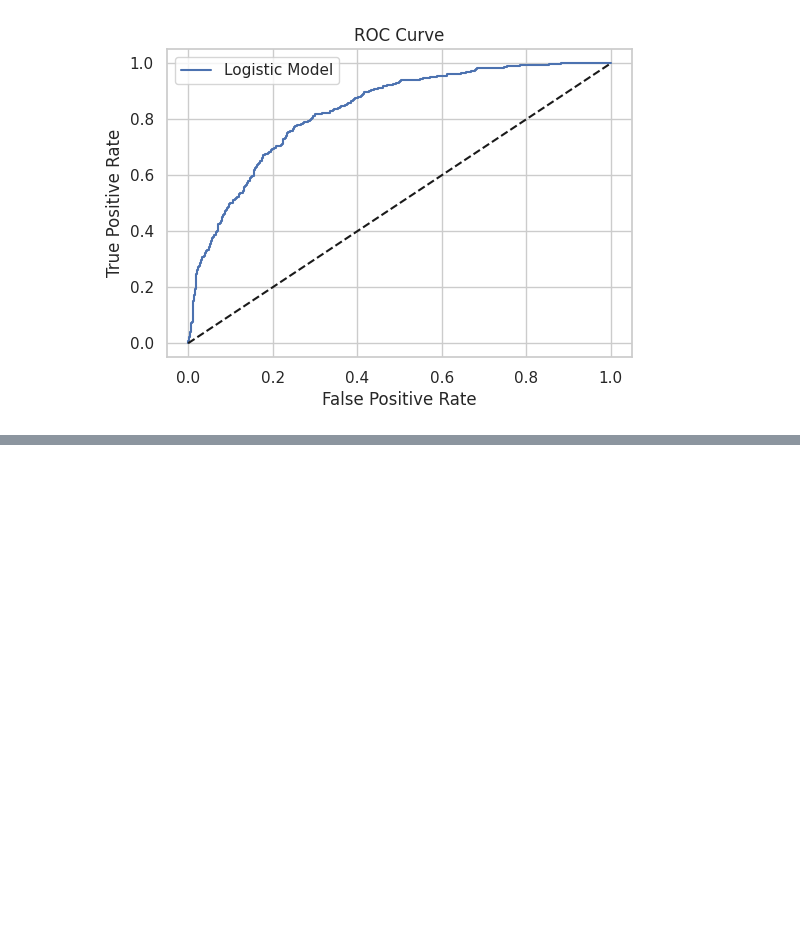
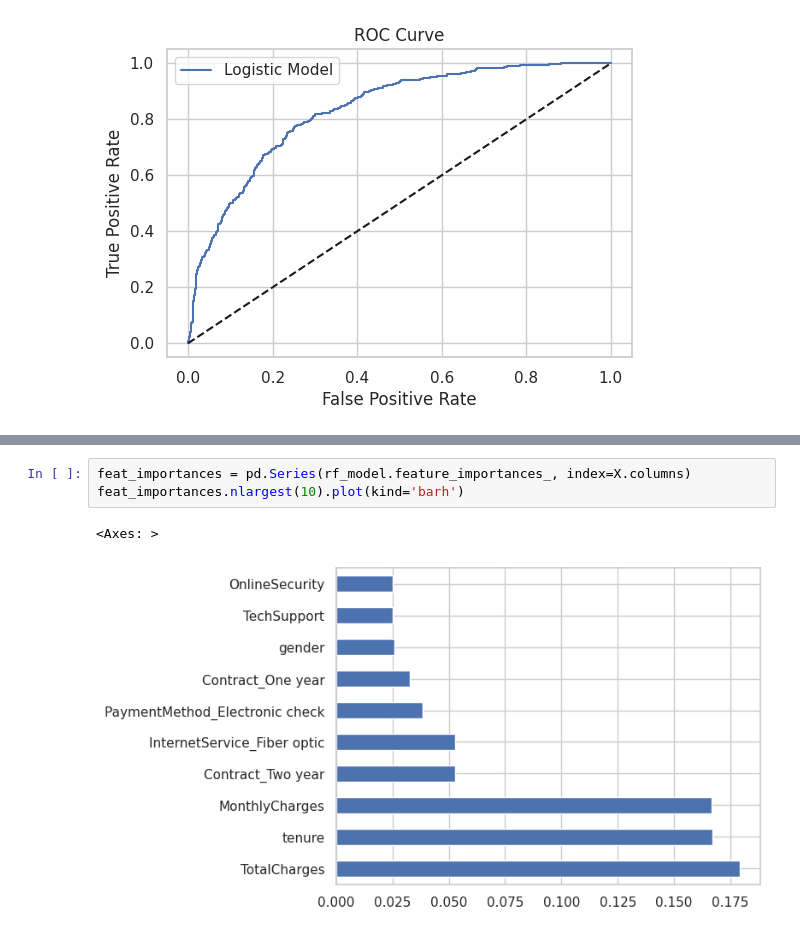
Before and after one commit to Datz-AsadAnalyst/Customer-churn-prediction, a Jupyter notebook: Customer_Churn_Prediction.ipynb, the cells around one changed output, grey strips where cells are left out. Cells and saved outputs as stored; diff of their text form; blank space fills up the shorter version.

```diff
--- a/Customer_Churn_Prediction.ipynb
+++ b/Customer_Churn_Prediction.ipynb
@@ -127,0 +199,6 @@ ROC AUC Score: 0.8319157637533584
+# %%
+feat_importances = pd.Series(rf_model.feature_importances_, index=X.columns)
+feat_importances.nlargest(10).plot(kind='barh')
+# %% [output]
+<Axes: >
+[figure, added]
```
Also changed, not shown: parts of 4 cells of this notebook.
